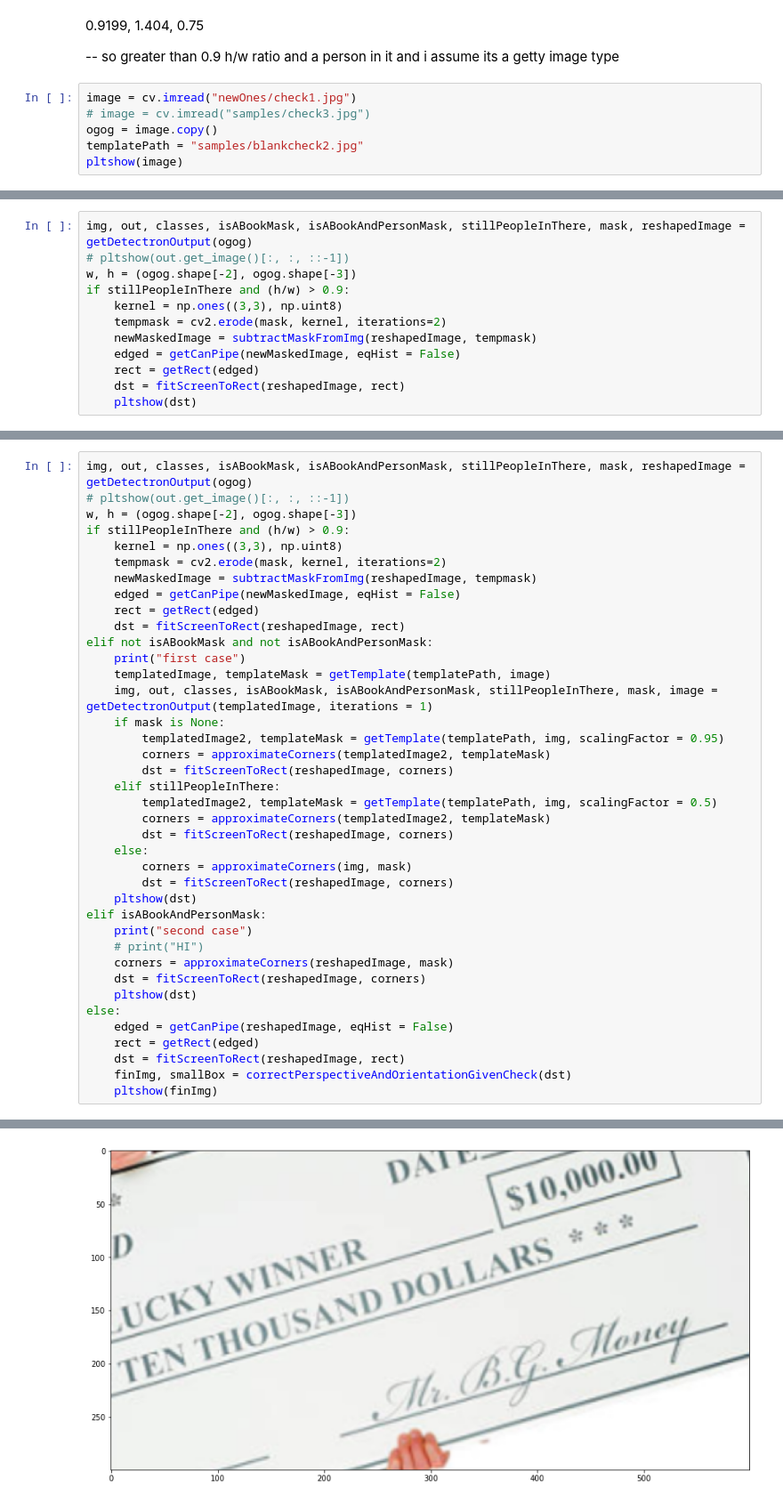
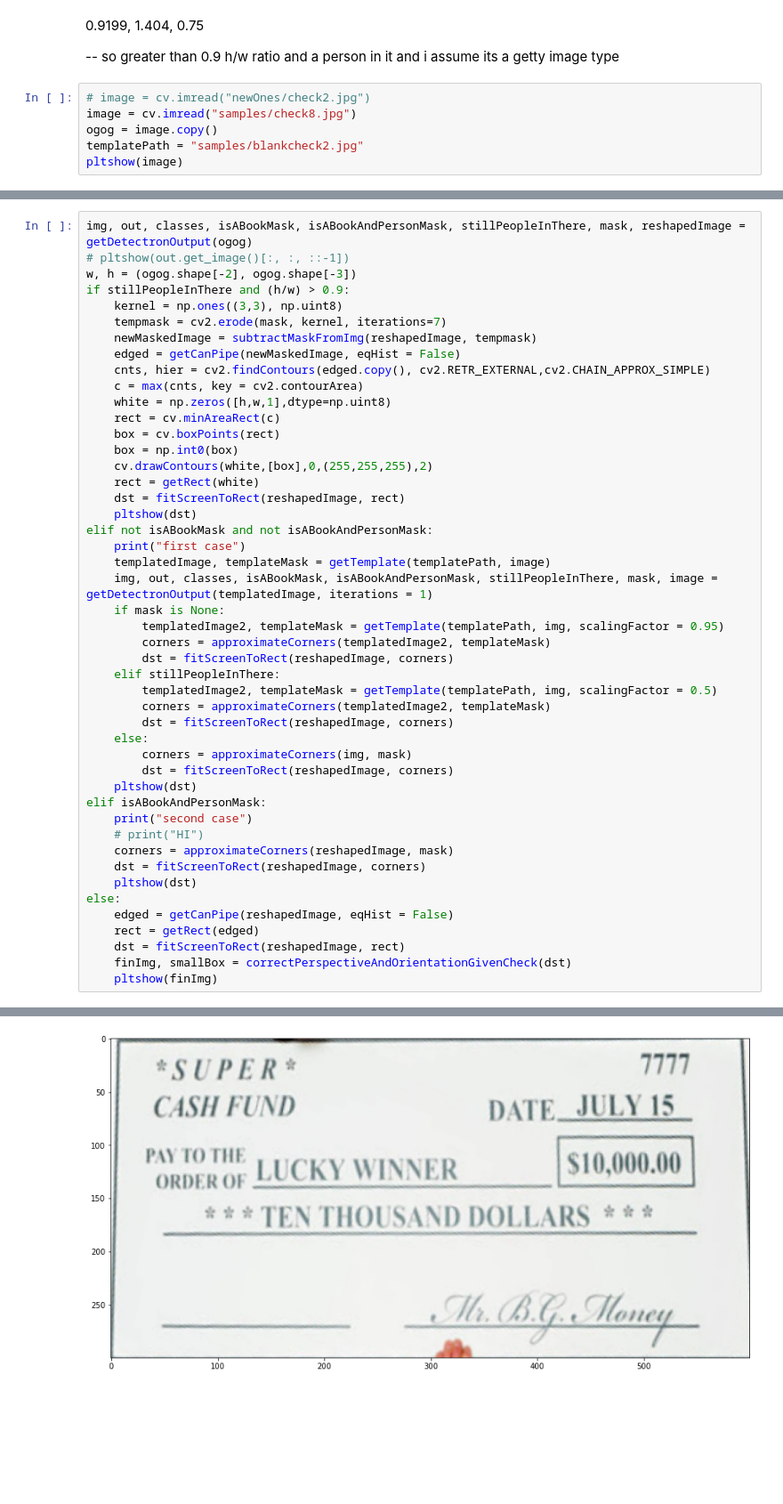
Before and after one commit to MikeyHV/CheckDetection_and_ProjectionCorrection, a Jupyter notebook: AssumingGoodPicture.ipynb, the cells around one changed output, grey strips where cells are left out. Shown: that part at 89% size. Cells and saved outputs as stored; diff of their text form; blank space fills up the shorter version.

```diff
--- a/AssumingGoodPicture.ipynb
+++ b/AssumingGoodPicture.ipynb
@@ -290,8 +290,8 @@ def fitScreenToRect(image, corners):
 
 -- so greater than 0.9 h/w ratio and a person in it and i assume its a getty image type
 # %%
-image = cv.imread("newOnes/check1.jpg")
-# image = cv.imread("samples/check3.jpg")
+# image = cv.imread("newOnes/check2.jpg")
+image = cv.imread("samples/check8.jpg")
 ogog = image.copy()
 templatePath = "samples/blankcheck2.jpg"
 pltshow(image)
@@ -304,12 +299,0 @@ pltshow(edged)
-# %%
-img, out, classes, isABookMask, isABookAndPersonMask, stillPeopleInThere, mask, reshapedImage = getDetectronOutput(ogog)
-# pltshow(out.get_image()[:, :, ::-1])
-w, h = (ogog.shape[-2], ogog.shape[-3])
-if stillPeopleInThere and (h/w) > 0.9:
-    kernel = np.ones((3,3), np.uint8)
-    tempmask = cv2.erode(mask, kernel, iterations=2)
-    newMaskedImage = subtractMaskFromImg(reshapedImage, tempmask)
-    edged = getCanPipe(newMaskedImage, eqHist = False)
-    rect = getRect(edged)
-    dst = fitScreenToRect(reshapedImage, rect)
-    pltshow(dst)
@@ -321,11 +303,19 @@ img, out, classes, isABookMask, isABookAndPersonMask, stillPeopleInThere, mask,
 w, h = (ogog.shape[-2], ogog.shape[-3])
 if stillPeopleInThere and (h/w) > 0.9:
     kernel = np.ones((3,3), np.uint8)
-    tempmask = cv2.erode(mask, kernel, iterations=2)
+    tempmask = cv2.erode(mask, kernel, iterations=7)
     newMaskedImage = subtractMaskFromImg(reshapedImage, tempmask)
     edged = getCanPipe(newMaskedImage, eqHist = False)
-    rect = getRect(edged)
+    cnts, hier = cv2.findContours(edged.copy(), cv2.RETR_EXTERNAL,cv2.CHAIN_APPROX_SIMPLE)
+    c = max(cnts, key = cv2.contourArea)
+    white = np.zeros([h,w,1],dtype=np.uint8)
+    rect = cv.minAreaRect(c)
+    box = cv.boxPoints(rect)
+    box = np.int0(box)
+    cv.drawContours(white,[box],0,(255,255,255),2)
+    rect = getRect(white)
     dst = fitScreenToRect(reshapedImage, rect)
+    pltshow(dst)
 elif not isABookMask and not isABookAndPersonMask:
     print("first case")
     templatedImage, templateMask = getTemplate(templatePath, image)
@@ -359 +348 @@ first case
-[figure, old version]
+[figure, new version]
```
Also changed, not shown: parts of 3 cells of this notebook, 6 other files.
